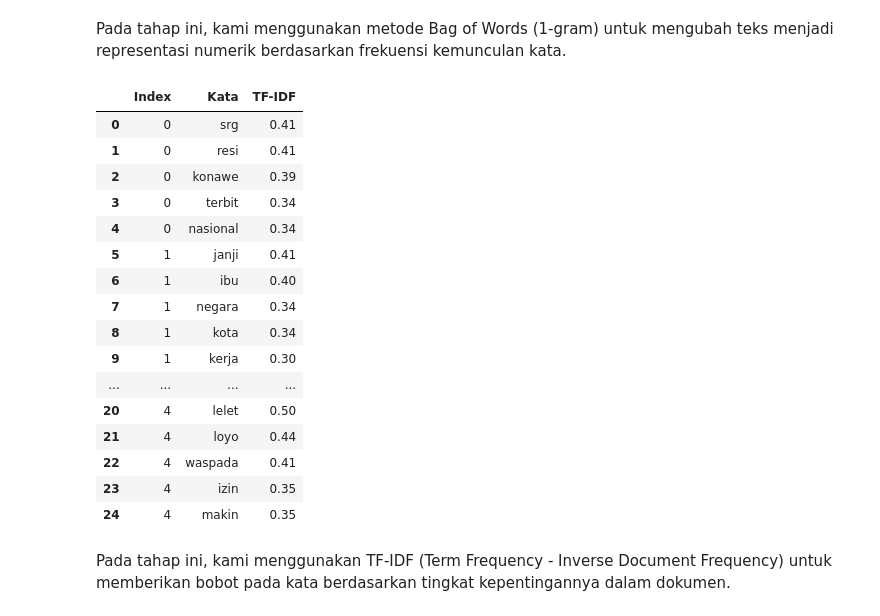
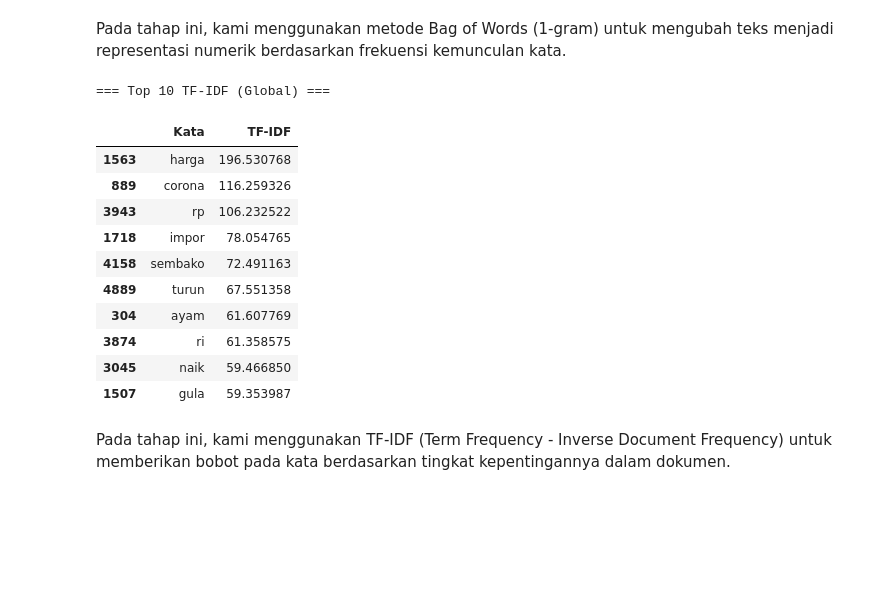
Before and after one commit to afllaabdi/tugas_NLP, a Jupyter notebook: NLP(definitive_edition)ipynb.ipynb, the cells around one changed output. Drawn from its saved outputs; the diff is of its cells as text; code cells hidden in the pictures; blank space fills up the shorter version.

```diff
--- a/NLP(definitive_edition)ipynb.ipynb
+++ b/NLP(definitive_edition)ipynb.ipynb
@@ -392,47 +415,70 @@ tfidf_matrix = tfidf.fit_transform(df['clean_text'])
 # %%
 # =========================
 # TF-IDF
 # =========================
+from sklearn.feature_extraction.text import TfidfVectorizer
 import pandas as pd
 import numpy as np
+
+# =========================
+# VECTORIZE
+# =========================
+tfidf = TfidfVectorizer(stop_words=stopwords)
+tfidf_matrix = tfidf.fit_transform(df['clean_text'])
 
 feature_names = tfidf.get_feature_names_out()
 top_n = 5
 
 all_data = []
 
-for i in range(5):  # 5 data sesuai tabel lo
+# =========================
+# TABEL PER DOKUMEN (5 DATA)
+# =========================
+for i in range(5):
     row = tfidf_matrix[i].toarray().flatten()
     top_indices = row.argsort()[-top_n:][::-1]
 
     for idx in top_indices:
-        all_data.append([i, feature_names[idx], round(row[idx], 2)])
+        # hanya ambil yang > 0
+        if row[idx] > 0:
+            all_data.append([i, feature_names[idx], round(row[idx], 2)])
 
-# jadi satu tabel
 tfidf_table = pd.DataFrame(all_data, columns=["Index", "Kata", "TF-IDF"])
 
 tfidf_table = tfidf_table.sort_values(by=["Index", "TF-IDF"], ascending=[True, False])
 tfidf_table = tfidf_table.reset_index(drop=True)
 
-tfidf_table
+# =========================
+# TOP 10 GLOBAL (BUKAN NILAI KECIL)
+# =========================
+tfidf_scores = tfidf_matrix.sum(axis=0).A1
+
+tfidf_top = pd.DataFrame({
+    'Kata': feature_names,
+    'TF-IDF': tfidf_scores
+})
+
+# filter biar ga ambil nilai kecil banget
+tfidf_top = tfidf_top[tfidf_top['TF-IDF'] > 0.1]
+
+# ambil top 10
+tfidf_top10 = tfidf_top.sort_values(by='TF-IDF', ascending=False).head(10)
+
+print("\n=== Top 10 TF-IDF (Global) ===")
+display(tfidf_top10)
 # %% [output]
+=== Top 10 TF-IDF (Global) ===
-|  | Index | Kata | TF-IDF |
-| 0 | 0 | srg | 0.41 |
-| 1 | 0 | resi | 0.41 |
-| 2 | 0 | konawe | 0.39 |
-| 3 | 0 | terbit | 0.34 |
-| 4 | 0 | nasional | 0.34 |
-| 5 | 1 | janji | 0.41 |
-| 6 | 1 | ibu | 0.40 |
-| 7 | 1 | negara | 0.34 |
-| 8 | 1 | kota | 0.34 |
-| 9 | 1 | kerja | 0.30 |
-| ... | ... | ... | ... |
-| 20 | 4 | lelet | 0.50 |
-| 21 | 4 | loyo | 0.44 |
-| 22 | 4 | waspada | 0.41 |
-| 23 | 4 | izin | 0.35 |
-| 24 | 4 | makin | 0.35 |
+|  | Kata | TF-IDF |
+| 1563 | harga | 196.530768 |
+| 889 | corona | 116.259326 |
+| 3943 | rp | 106.232522 |
+| 1718 | impor | 78.054765 |
+| 4158 | sembako | 72.491163 |
+| 4889 | turun | 67.551358 |
+| 304 | ayam | 61.607769 |
+| 3874 | ri | 61.358575 |
+| 3045 | naik | 59.466850 |
+| 1507 | gula | 59.353987 |
 # %% [markdown]
 Pada tahap ini, kami menggunakan TF-IDF (Term Frequency - Inverse Document Frequency) untuk memberikan bobot pada kata berdasarkan tingkat kepentingannya dalam dokumen.
 # %% [markdown]
```
Also changed, not shown: parts of 3 cells of this notebook.
